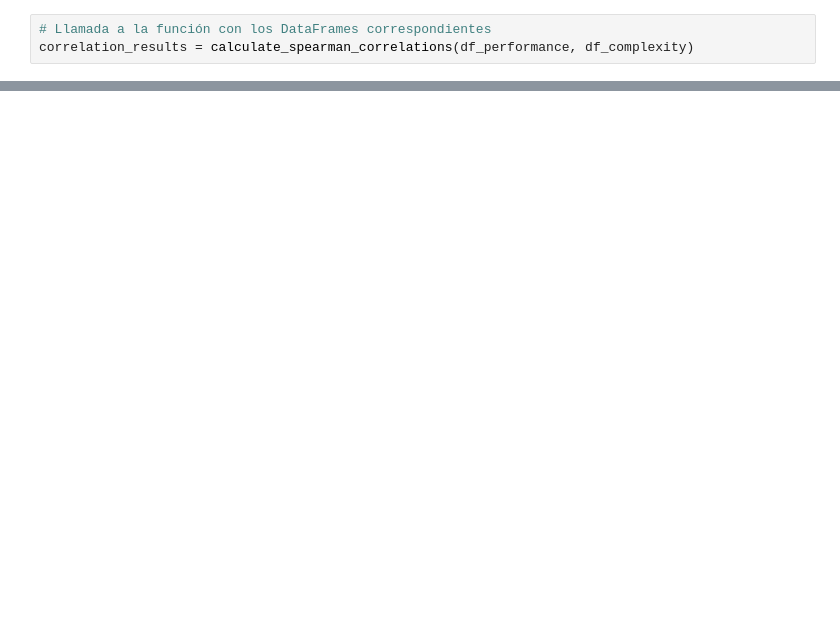
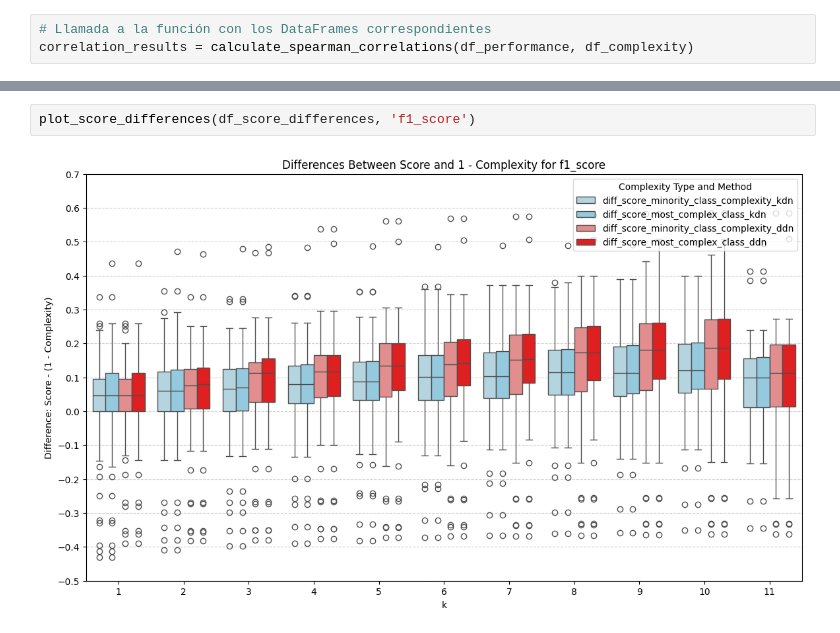
Before and after one commit to URJCDSLab/dynamic_disagreeing_neighbors, a Jupyter notebook: notebooks/k_sensitivity.ipynb, the cells around one changed output, grey strips where cells are left out. Cells and saved outputs as stored; diff of their text form; blank space fills up the shorter version.

```diff
--- a/notebooks/k_sensitivity.ipynb
+++ b/notebooks/k_sensitivity.ipynb
@@ -177,0 +232,4 @@ plot_correlations(correlation_results['scaled_mcc_score'])
+# %%
+plot_score_differences(df_score_differences, 'f1_score')
+# %% [output]
+[figure, added]
```
Also changed, not shown: parts of 30 cells of this notebook, 11 other files.
